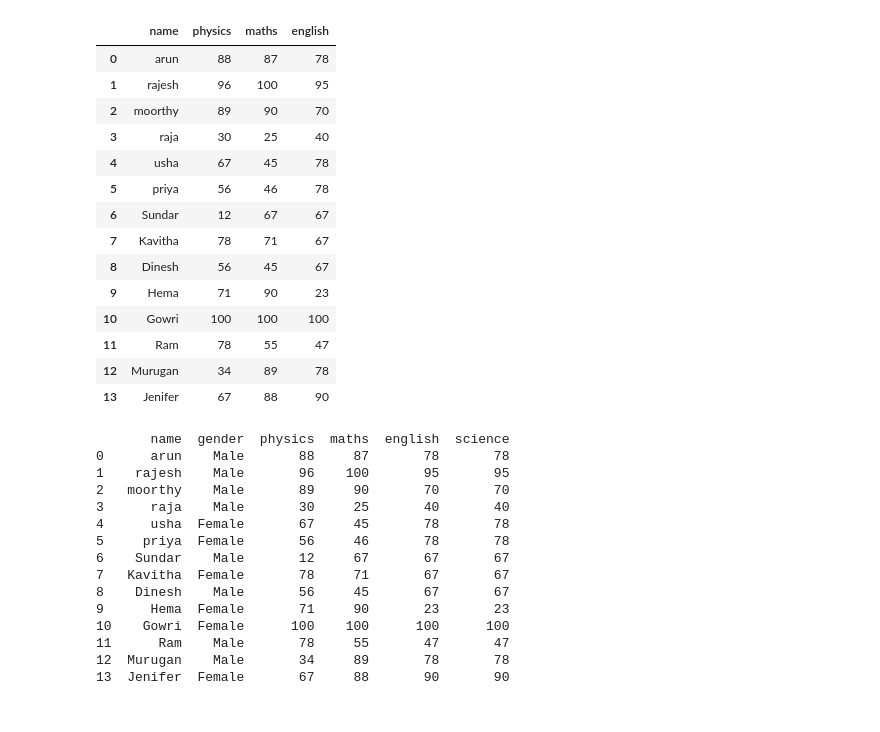
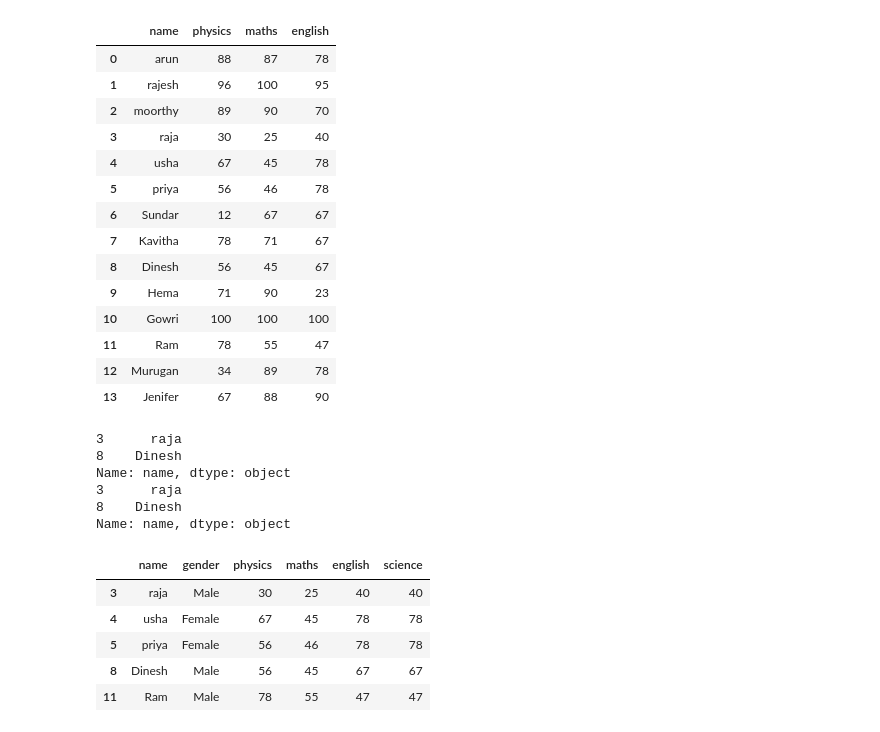
Before and after one commit to anjali801/Data-science-45-internship, a Jupyter notebook: Day14.ipynb, the cells around one changed output. Cells and saved outputs as stored; diff of their text form; code cells hidden in the pictures.

```diff
--- a/Day14.ipynb
+++ b/Day14.ipynb
@@ -190,20 +190,22 @@ Name: 2, dtype: object
 | 13 | Jenifer | 67 | 88 | 90 |
 # %%
 df["science"] = df["english"]
-print(df)
+# print(df)
+
+print(df.iloc[[3,8], 0])
+print(df.iloc[3:9:5, 0])    # another way
+#filter:
+df[df["maths"] < 60]
 # %% [output]
-       name  gender  physics  maths  english  science
-0      arun    Male       88     87       78       78
-1    rajesh    Male       96    100       95       95
-2   moorthy    Male       89     90       70       70
-3      raja    Male       30     25       40       40
-4      usha  Female       67     45       78       78
-5     priya  Female       56     46       78       78
-6    Sundar    Male       12     67       67       67
-7   Kavitha  Female       78     71       67       67
-8    Dinesh    Male       56     45       67       67
-9      Hema  Female       71     90       23       23
-10    Gowri  Female      100    100      100      100
-11      Ram    Male       78     55       47       47
-12  Murugan    Male       34     89       78       78
-13  Jenifer  Female       67     88       90       90
+3      raja
+8    Dinesh
+Name: name, dtype: object
+3      raja
+8    Dinesh
+Name: name, dtype: object
+|  | name | gender | physics | maths | english | science |
+| 3 | raja | Male | 30 | 25 | 40 | 40 |
+| 4 | usha | Female | 67 | 45 | 78 | 78 |
+| 5 | priya | Female | 56 | 46 | 78 | 78 |
+| 8 | Dinesh | Male | 56 | 45 | 67 | 67 |
+| 11 | Ram | Male | 78 | 55 | 47 | 47 |
```
